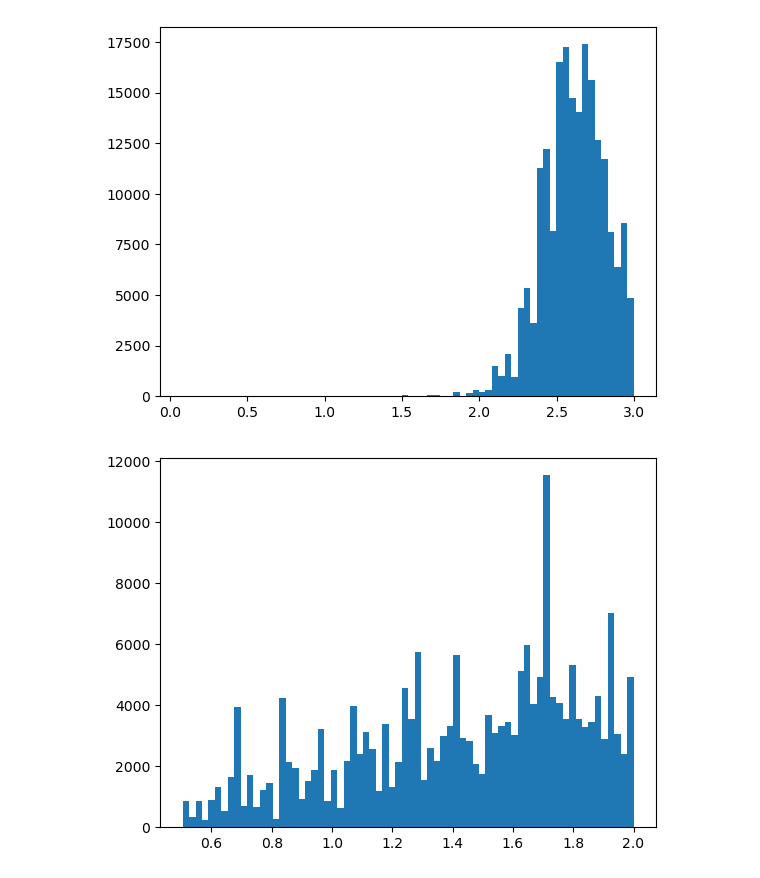
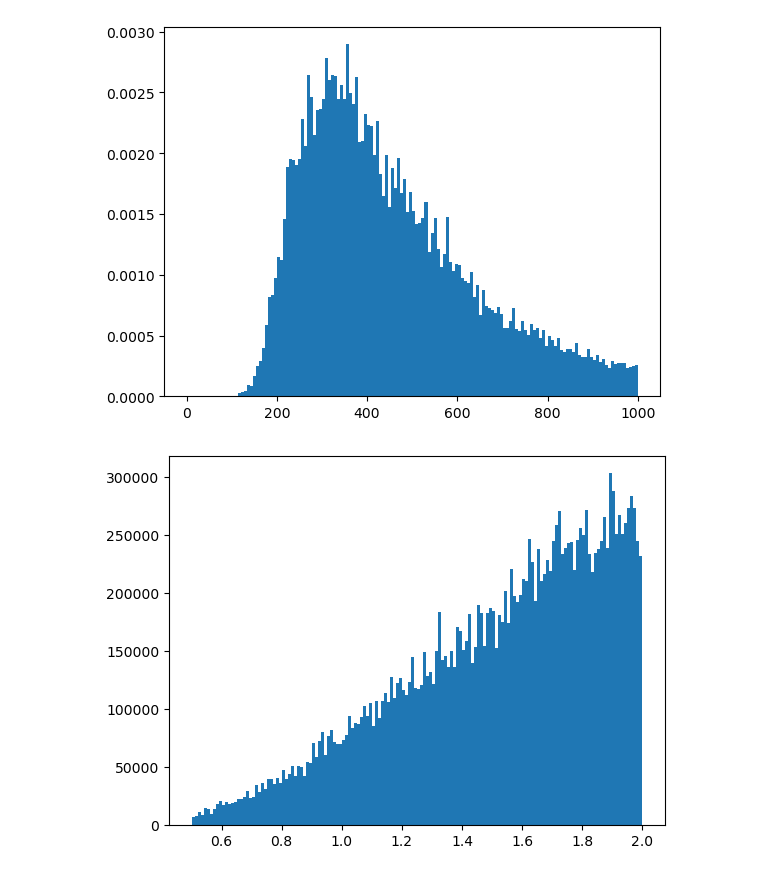
Before and after one commit to PhillipPapastefanou/SimPHony, a Jupyter notebook: py/appl/MCMC/lol.ipynb, the cells around one changed output. Drawn from its saved outputs; the diff is of its cells as text; code cells hidden in the pictures.

```diff
--- a/py/appl/MCMC/lol.ipynb
+++ b/py/appl/MCMC/lol.ipynb
@@ -4,4 +4,4 @@ import matplotlib.pyplot as plt
 import xarray as xr
 import pandas as pd
 # %%
-df =xr.open_dataset(f"A.nc").to_pandas()
+df =xr.open_dataset(f"fix/Combs.nc").to_pandas()
@@ -25,4 +20,5 @@ df
 # %%
-plt.hist(np.log10(df['k_xylem_sat']) , bins = 70);
+plt.hist(df['k_xylem_sat'], bins = 150, density= True);
+plt.show()
 # %% [output]
-[figure, old version]
+[figure, new version]
@@ -29,6 +30,6 @@ plt.hist(np.log10(df['k_xylem_sat']) , bins = 70);
 # %%
-plt.hist(df['g1'], bins=70);
+plt.hist(df['g1'], bins=150);
 # %% [output]
-[figure, old version]
+[figure, new version]
 # %%
 plt.hist(df['g0'], bins=70);
```
Also changed, not shown: parts of 15 cells of this notebook, 16 other files.
